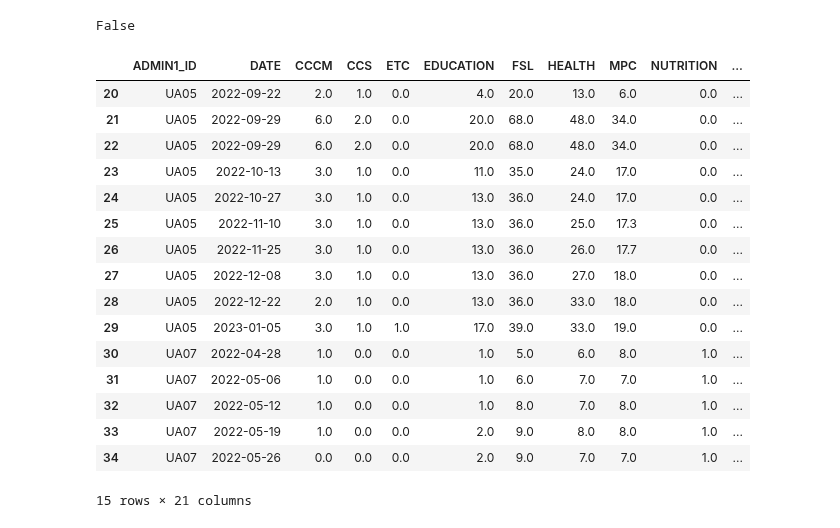
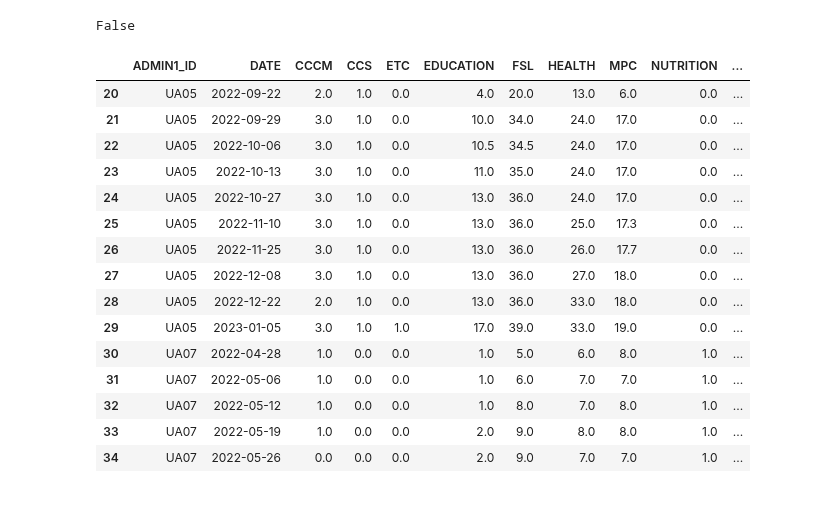
Before and after one commit to reo113/GuideHouse_Project, a Jupyter notebook: guidehouse.ipynb, the cells around one changed output. Drawn from its saved outputs; the diff is of its cells as text; code cells hidden in the pictures.

```diff
--- a/guidehouse.ipynb
+++ b/guidehouse.ipynb
@@ -157,10 +140,11 @@ sum(merged_sheet3['PEOPLEREACHED'].value_counts())
 # %% [output]
 750
 # %%
-# replace zero values in the empty tuple to NAN for future linear interpolation
+# replace zero values in the empty tuple to NAN for future linear interpolation of ORGS
 #NOTE : THIS IS HARD CODED NOT OPTIMAL
+merged_sheet1.iloc[22] = merged_sheet1.iloc[22].replace(0,np.nan)
 merged_sheet1.iloc[25] = merged_sheet1.iloc[25].replace(0,np.nan)
 merged_sheet1.iloc[26] = merged_sheet1.iloc[26].replace(0,np.nan)
 
-merged_sheet3.iloc[25] = merged_sheet3.iloc[25].replace(merged_sheet3.iloc[25]['PEOPLEREACHED'],np.nan)
-merged_sheet3.iloc[26] = merged_sheet3.iloc[26].replace(merged_sheet3.iloc[26]['PEOPLEREACHED'],np.nan)
+# merged_sheet3.iloc[25] = merged_sheet3.iloc[25].replace(merged_sheet3.iloc[25]['PEOPLEREACHED'],np.nan)
+# merged_sheet3.iloc[26] = merged_sheet3.iloc[26].replace(merged_sheet3.iloc[26]['PEOPLEREACHED'],np.nan)
@@ -167,5 +157,5 @@ merged_sheet3.iloc[26] = merged_sheet3.iloc[26].replace(merged_sheet3.iloc[26]['
 # %%
-merged_sheet1['PEOPLE_REACHED'] = merged_sheet3['PEOPLEREACHED']
+# merged_sheet1['PEOPLE_REACHED'] = merged_sheet3['PEOPLEREACHED']
 # %%
 #check for null values
 merged_sheet1.isna().any().any()
@@ -178,5 +168,5 @@ merged_sheet1.iloc[26].isna().any()
 True
 # %%
 #filled null values using linear interpolation
-interpolated_df = merged_sheet1.interpolate(method='linear')
+num_of_org_interpolated_df = merged_sheet1.interpolate(method='linear')
 # %%
@@ -185,14 +175,14 @@ interpolated_df.isna().any().any()
 False
 # %%
 # rounded all int and float dtypes since interpolation caused floats
-interpolated_df = interpolated_df.applymap(lambda x: round(x, 1) if isinstance(x, (int, float)) else x)
+num_of_org_interpolated_df = num_of_org_interpolated_df.applymap(lambda x: round(x, 1) if isinstance(x, (int, float)) else x)
 # %%
-interpolated_df.iloc[20:35]
+num_of_org_interpolated_df.iloc[20:35]
 # %% [output]
 |  | ADMIN1_ID | DATE | CCCM | CCS | ETC | EDUCATION | FSL | HEALTH | MPC | NUTRITION | ... |
 | 20 | UA05 | 2022-09-22 | 2.0 | 1.0 | 0.0 | 4.0 | 20.0 | 13.0 | 6.0 | 0.0 | ... |
-| 21 | UA05 | 2022-09-29 | 6.0 | 2.0 | 0.0 | 20.0 | 68.0 | 48.0 | 34.0 | 0.0 | ... |
-| 22 | UA05 | 2022-09-29 | 6.0 | 2.0 | 0.0 | 20.0 | 68.0 | 48.0 | 34.0 | 0.0 | ... |
+| 21 | UA05 | 2022-09-29 | 3.0 | 1.0 | 0.0 | 10.0 | 34.0 | 24.0 | 17.0 | 0.0 | ... |
+| 22 | UA05 | 2022-10-06 | 3.0 | 1.0 | 0.0 | 10.5 | 34.5 | 24.0 | 17.0 | 0.0 | ... |
 | 23 | UA05 | 2022-10-13 | 3.0 | 1.0 | 0.0 | 11.0 | 35.0 | 24.0 | 17.0 | 0.0 | ... |
 | 24 | UA05 | 2022-10-27 | 3.0 | 1.0 | 0.0 | 13.0 | 36.0 | 24.0 | 17.0 | 0.0 | ... |
 | 25 | UA05 | 2022-11-10 | 3.0 | 1.0 | 0.0 | 13.0 | 36.0 | 25.0 | 17.3 | 0.0 | ... |
@@ -205,5 +195,4 @@ interpolated_df.iloc[20:35]
 | 32 | UA07 | 2022-05-12 | 1.0 | 0.0 | 0.0 | 1.0 | 8.0 | 7.0 | 8.0 | 1.0 | ... |
 | 33 | UA07 | 2022-05-19 | 1.0 | 0.0 | 0.0 | 2.0 | 9.0 | 8.0 | 8.0 | 1.0 | ... |
 | 34 | UA07 | 2022-05-26 | 0.0 | 0.0 | 0.0 | 2.0 | 9.0 | 7.0 | 7.0 | 1.0 | ... |
-15 rows × 21 columns
 # %%
```
Also changed, not shown: parts of 81 cells of this notebook, 3 other files.
